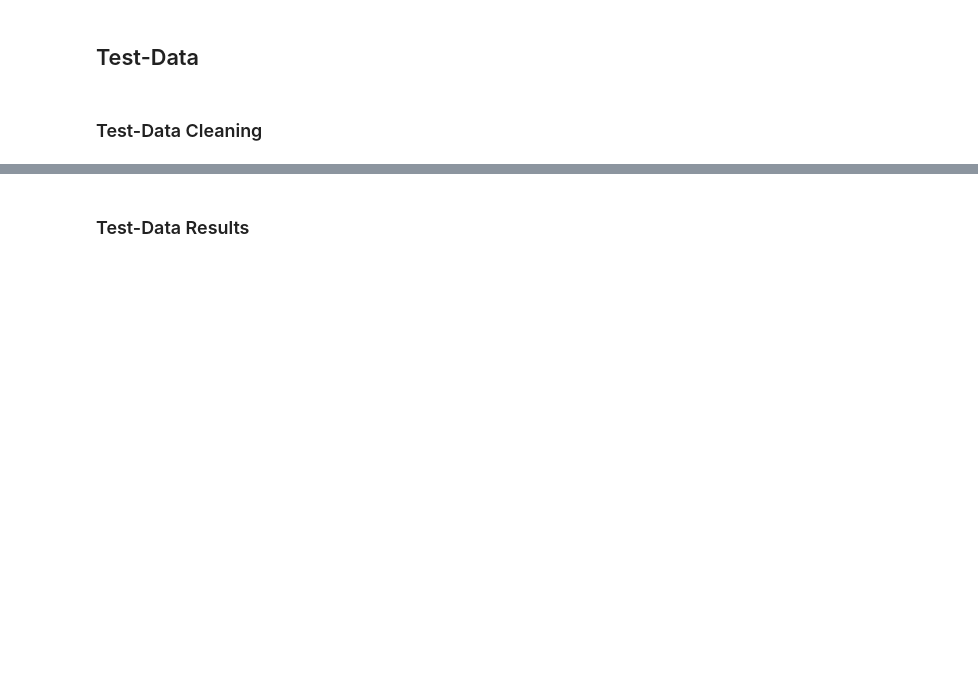
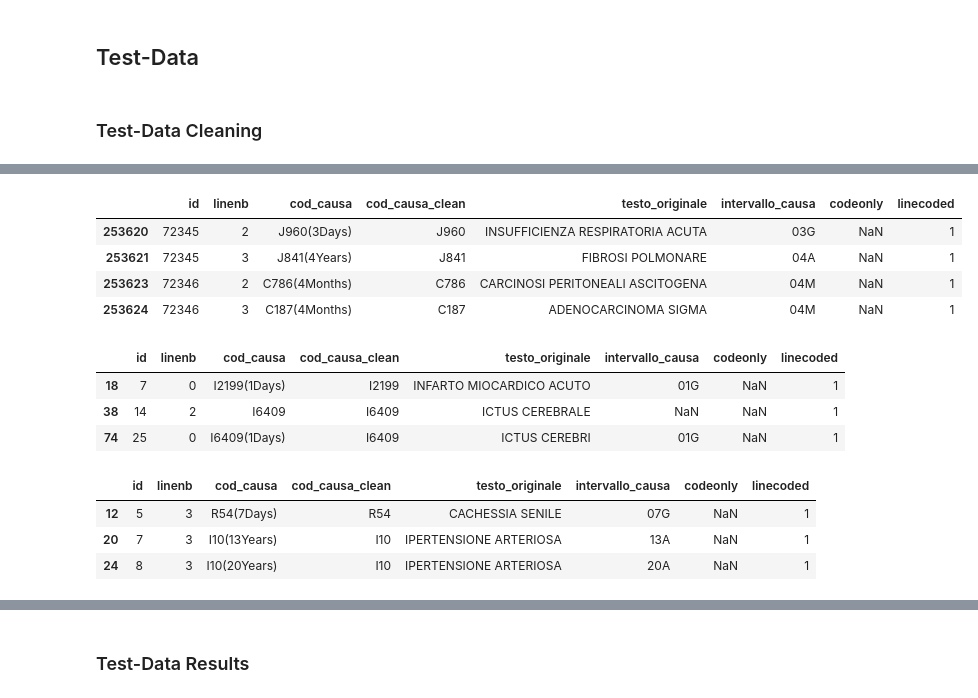
Before and after one commit to istat-methodology/semantic-search, a Jupyter notebook: notebooks/test-semantic-on-medical_data.ipynb, the cells around one changed output, grey strips where cells are left out. Drawn from its saved outputs; the diff is of its cells as text; code cells hidden in the pictures; blank space fills up the shorter version.

```diff
--- a/notebooks/test-semantic-on-medical_data.ipynb
+++ b/notebooks/test-semantic-on-medical_data.ipynb
@@ -201,0 +289,21 @@ corpus_df.documents
+# %%
+# prendiamo solo righe con UN codice , NON codici multipli ( legati a piu malattie del paziente)
+
+df_single = df_note[
+    df_note['cod_causa_clean'].str.match(r'^[A-Za-z0-9]+$', na=False)
+]
+df_single.tail(4)
+# %% [output]
+|  | id | linenb | cod_causa | cod_causa_clean | testo_originale | intervallo_causa | codeonly | linecoded |
+| 253620 | 72345 | 2 | J960(3Days) | J960 | INSUFFICIENZA RESPIRATORIA ACUTA | 03G | NaN | 1 |
+| 253621 | 72345 | 3 | J841(4Years) | J841 | FIBROSI POLMONARE | 04A | NaN | 1 |
+| 253623 | 72346 | 2 | C786(4Months) | C786 | CARCINOSI PERITONEALI ASCITOGENA | 04M | NaN | 1 |
+| 253624 | 72346 | 3 | C187(4Months) | C187 | ADENOCARCINOMA SIGMA | 04M | NaN | 1 |
+# %%
+# alcune rihce hanno codici non riconoscibili, piu di 4 caratteri, esempio:
+df_single[ df_single['cod_causa_clean'].str.len() >4 ].head(3)
+# %% [output]
+|  | id | linenb | cod_causa | cod_causa_clean | testo_originale | intervallo_causa | codeonly | linecoded |
+| 18 | 7 | 0 | I2199(1Days) | I2199 | INFARTO MIOCARDICO ACUTO | 01G | NaN | 1 |
+| 38 | 14 | 2 | I6409 | I6409 | ICTUS CEREBRALE | NaN | NaN | 1 |
+| 74 | 25 | 0 | I6409(1Days) | I6409 | ICTUS CEREBRI | 01G | NaN | 1 |
@@ -201,0 +314,9 @@ corpus_df.documents
+# %%
+# Ora ci sono sia codici da 4 che da 3 carateri ( categorie )
+#
+df_single[ df_single['cod_causa_clean'].str.len() <= 3 ].head(3)
+# %% [output]
+|  | id | linenb | cod_causa | cod_causa_clean | testo_originale | intervallo_causa | codeonly | linecoded |
+| 12 | 5 | 3 | R54(7Days) | R54 | CACHESSIA SENILE | 07G | NaN | 1 |
+| 20 | 7 | 3 | I10(13Years) | I10 | IPERTENSIONE ARTERIOSA | 13A | NaN | 1 |
+| 24 | 8 | 3 | I10(20Years) | I10 | IPERTENSIONE ARTERIOSA | 20A | NaN | 1 |
```
Also changed, not shown: parts of 17 cells of this notebook, 1 other file.
